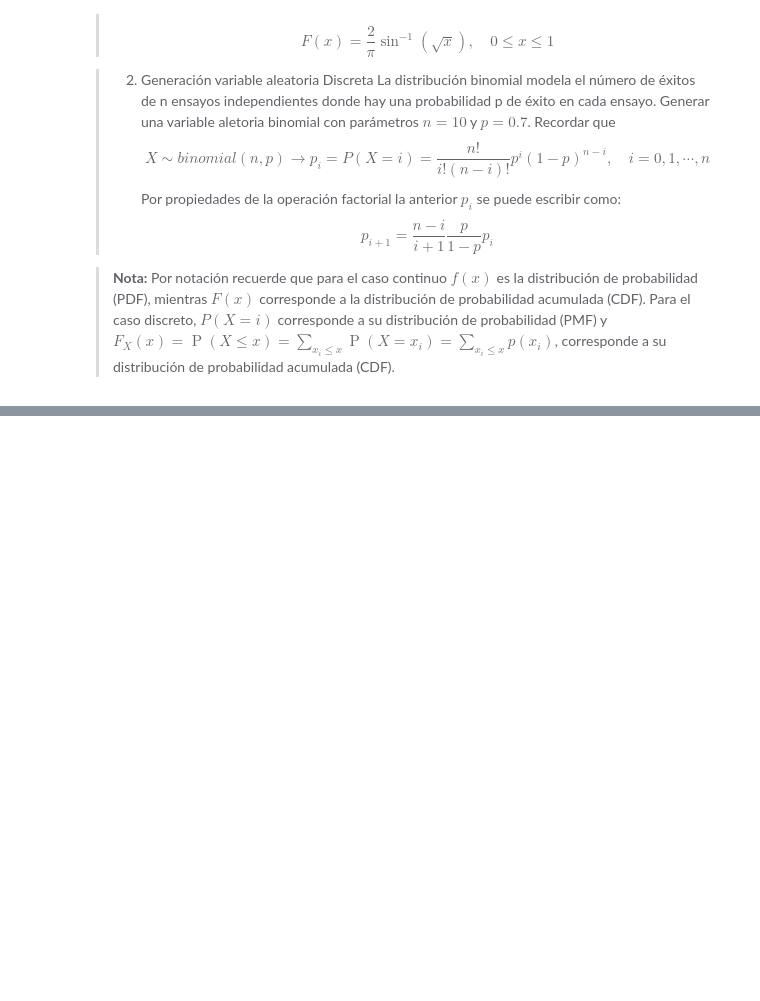
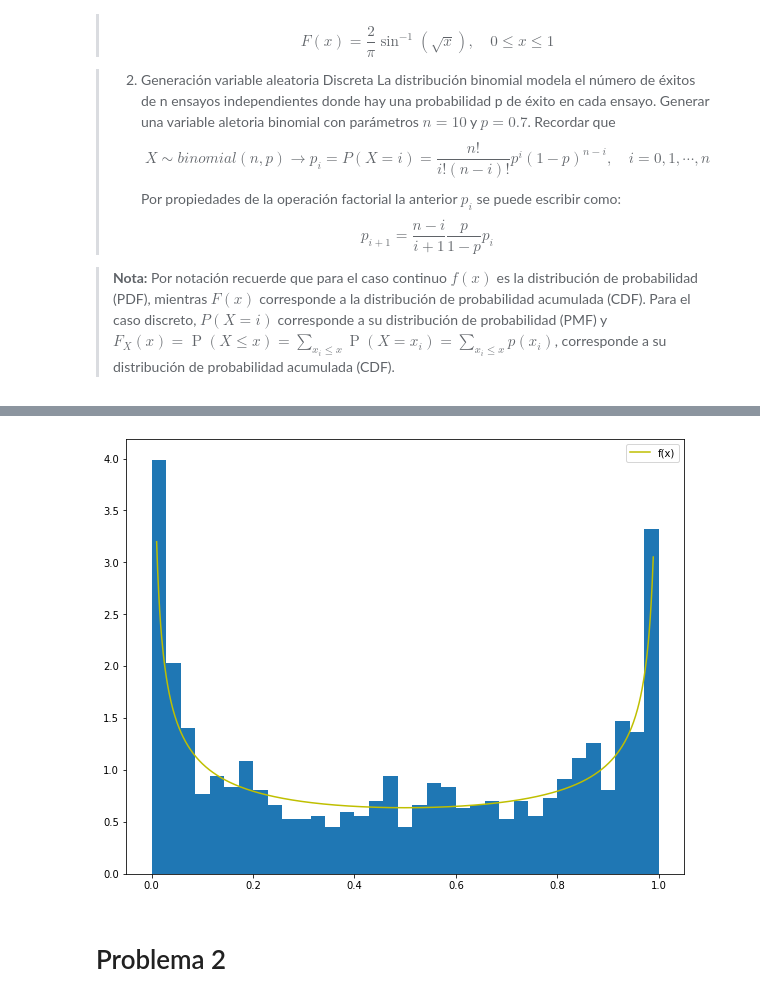
Before and after one commit to andres1999iteso/Tarea-5_ARamirez_V, a Jupyter notebook: Tarea-5_ARamirez_V.ipynb, the cells around one changed output, grey strips where cells are left out. Cells and saved outputs as stored; diff of their text form; code cells hidden in the pictures; blank space fills up the shorter version.

```diff
--- a/Tarea-5_ARamirez_V.ipynb
+++ b/Tarea-5_ARamirez_V.ipynb
@@ -33,0 +50,19 @@
+# %%
+muestras = np.random.rand(1000)
+
+funcion = np.sin(np.pi/2 * muestras)**2
+
+x = np.arange(0.01,0.99,0.001)
+
+f_x = 1/(np.pi*np.sqrt(x)*np.sqrt(1-x))
+
+#graficar
+plt.figure(figsize=(10,8))
+plt.plot(x, f_x, color = 'y', label = 'f(x)')
+plt.hist(funcion, 35, density = True,)
+plt.legend()
+plt.show()
+# %% [output]
+[figure, added]
+# %% [markdown]
+# Problema 2
```
Also changed, not shown: parts of 6 cells of this notebook.
